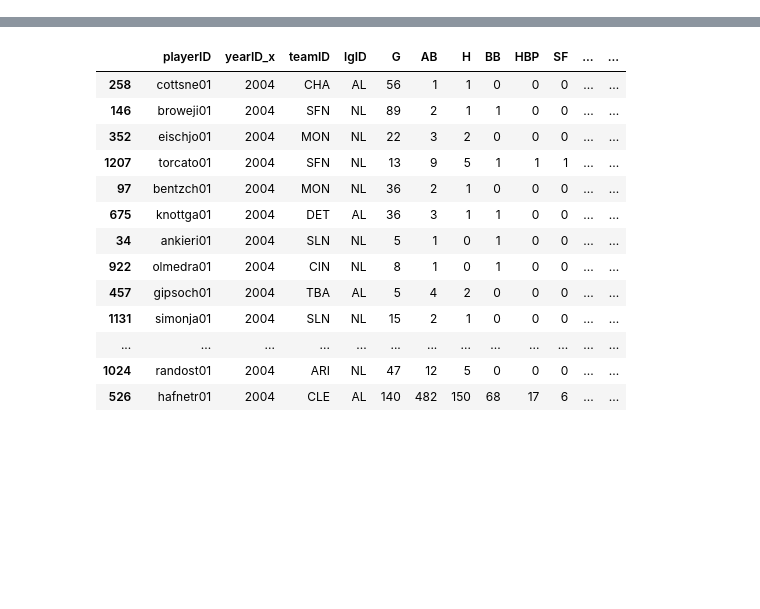
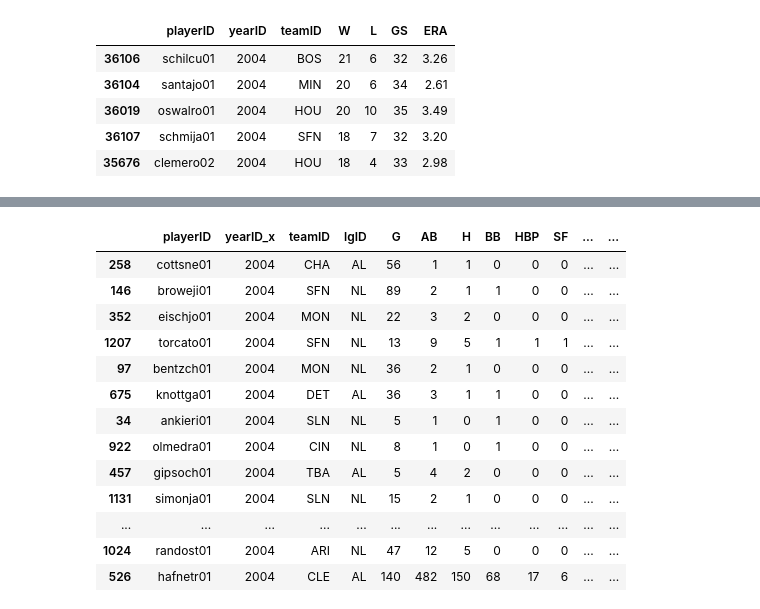
Before and after one commit to tiy-gvl-python-2015-09/moneyball, a Jupyter notebook: moneyball.ipynb, the cells around one changed output, grey strips where cells are left out. Drawn from its saved outputs; the diff is of its cells as text; code cells hidden in the pictures; blank space fills up the shorter version.

```diff
--- a/moneyball.ipynb
+++ b/moneyball.ipynb
@@ -21,6 +21,15 @@ batting_2004 = part_batting[part_batting["yearID"] == 2004]
 salaries_2004 = part_salaries[part_salaries["yearID"] == 2004]
 positions_2004 = part_positions[part_positions["yearID"] == 2004]
 pitching_2004 = part_pitching[part_pitching["yearID"] == 2004]
+# %%
+pitching_2004.sort("W", ascending=False).head()
+# %% [output]
+|  | playerID | yearID | teamID | W | L | GS | ERA |
+| 36106 | schilcu01 | 2004 | BOS | 21 | 6 | 32 | 3.26 |
+| 36104 | santajo01 | 2004 | MIN | 20 | 6 | 34 | 2.61 |
+| 36019 | oswalro01 | 2004 | HOU | 20 | 10 | 35 | 3.49 |
+| 36107 | schmija01 | 2004 | SFN | 18 | 7 | 32 | 3.20 |
+| 35676 | clemero02 | 2004 | HOU | 18 | 4 | 33 | 2.98 |
 # %%
 battpitch_2004 = pd.merge(batting_2004, pitching_2004, how="outer", on=("playerID", "teamID"))
 # %%
```
Also changed, not shown: parts of 5 cells of this notebook.
